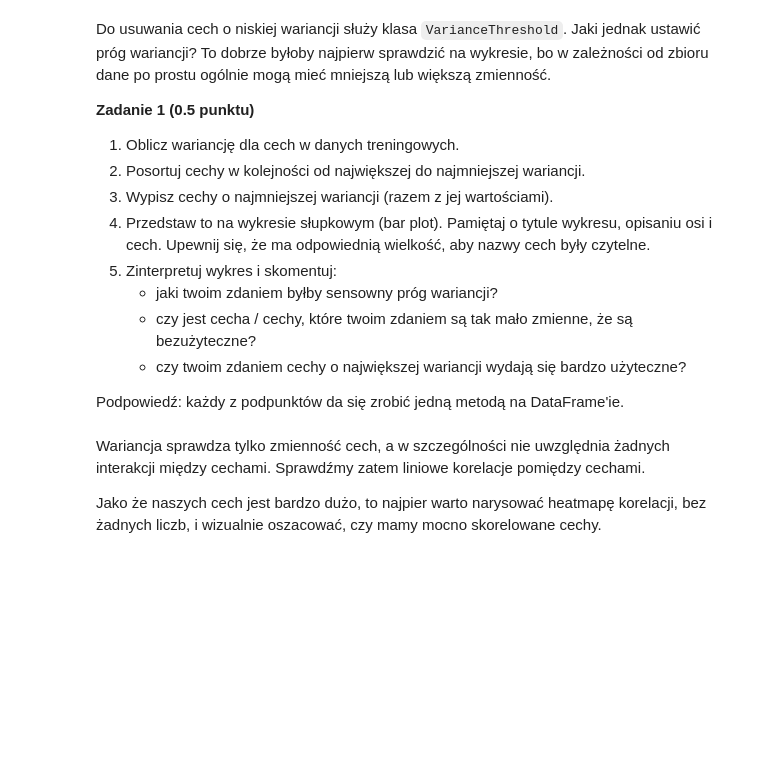
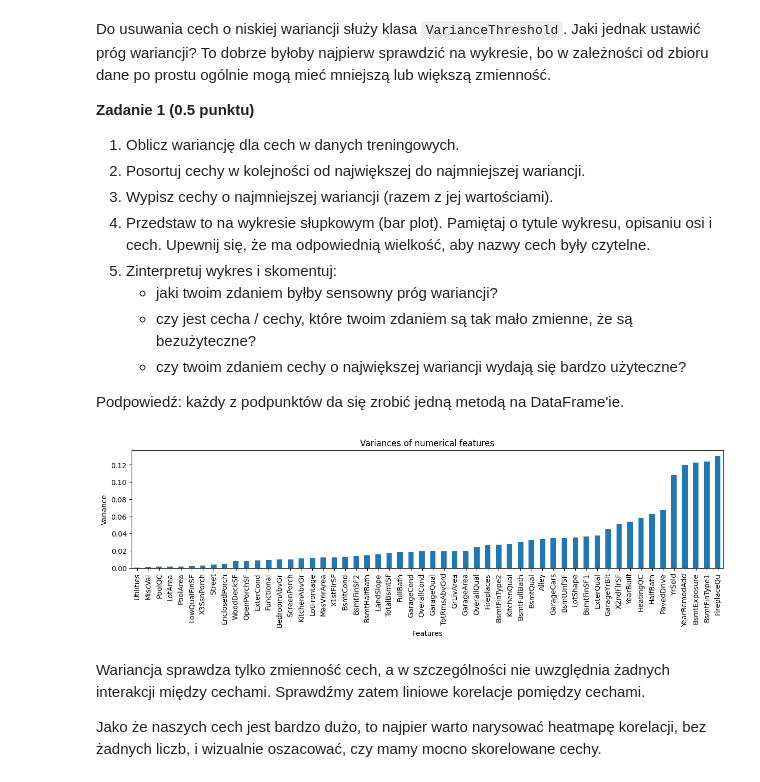
Before and after one commit to AdrianGlanowski/PUM, a Jupyter notebook: lab6/notebook.ipynb, the cells around one changed output. Drawn from its saved outputs; the diff is of its cells as text; code cells hidden in the pictures; blank space fills up the shorter version.

```diff
--- a/lab6/notebook.ipynb
+++ b/lab6/notebook.ipynb
@@ -280,6 +310,19 @@ Do usuwania cech o niskiej wariancji służy klasa `VarianceThreshold`. Jaki jed
    - czy twoim zdaniem cechy o największej wariancji wydają się bardzo użyteczne?
 
 Podpowiedź: każdy z podpunktów da się zrobić jedną metodą na DataFrame'ie.
+# %%
+variances = X_train_num.var()
+sorted_variances = variances.sort_values()
+sorted_variances.plot(
+    kind="bar",
+    title="Variances of numerical features",
+    figsize=(15, 3),
+    xlabel="Features",
+    ylabel="Variance",
+)
+plt.show()
+# %% [output]
+[figure, added]
 # %% [markdown]
 Wariancja sprawdza tylko zmienność cech, a w szczególności nie uwzględnia żadnych interakcji między cechami. Sprawdźmy zatem liniowe korelacje pomiędzy cechami.
 
```
Also changed, not shown: parts of 22 cells of this notebook.
